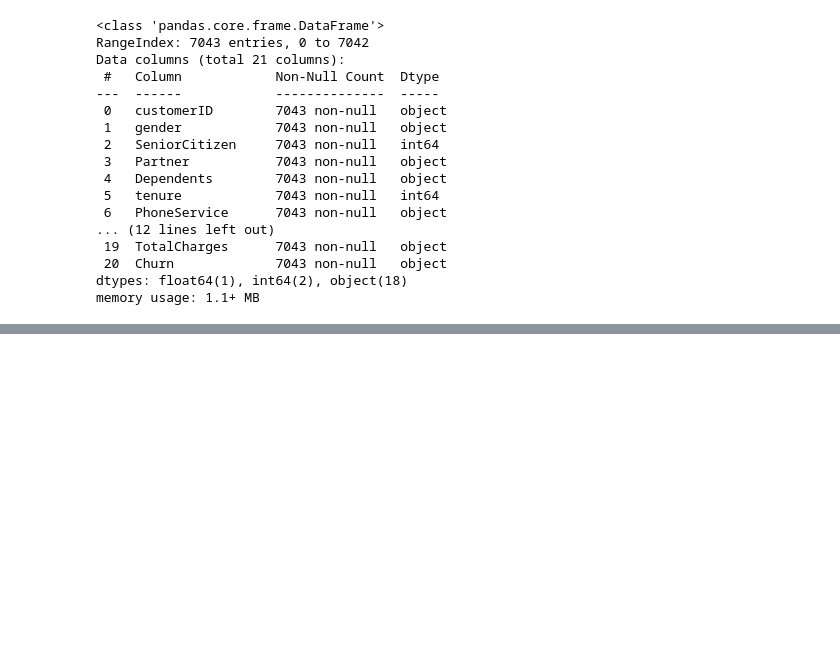
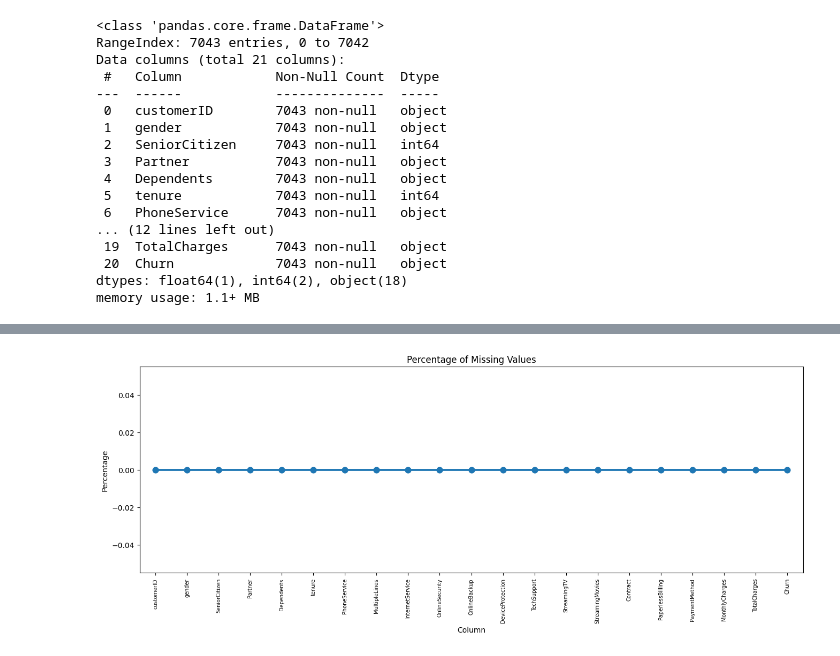
Before and after one commit to greatrifat/EDA, a Jupyter notebook: EDA_on_Telco_Customer.ipynb, the cells around one changed output, grey strips where cells are left out. Saved outputs shown, nothing was run; the diff lists cells and outputs as text; code cells hidden in the pictures; blank space fills up the shorter version.

```diff
--- a/EDA_on_Telco_Customer.ipynb
+++ b/EDA_on_Telco_Customer.ipynb
@@ -44,0 +127,12 @@ memory usage: 1.1+ MB
+# %%
+missing = pd.DataFrame({'Column': df.columns, 'Percentage': (df.isnull().sum() * 100) / df.shape[0]})
+
+# Plot
+plt.figure(figsize=(16, 5))
+ax = sns.pointplot(x='Column', y='Percentage', data=missing)
+plt.xticks(rotation=90, fontsize=7)
+plt.title("Percentage of Missing Values")
+
+plt.show()
+# %% [output]
+[figure, added]
```
Also changed, not shown: parts of 61 cells of this notebook.
